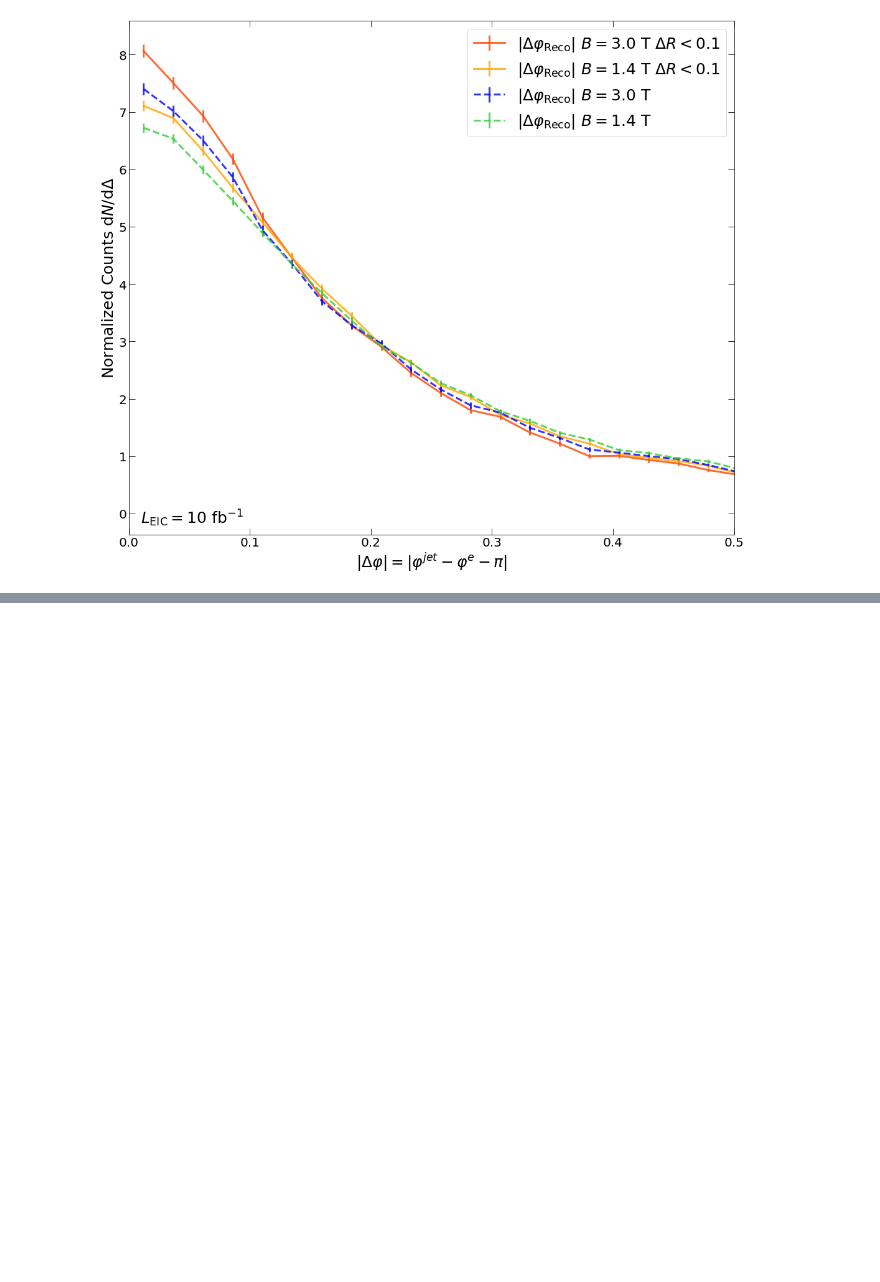
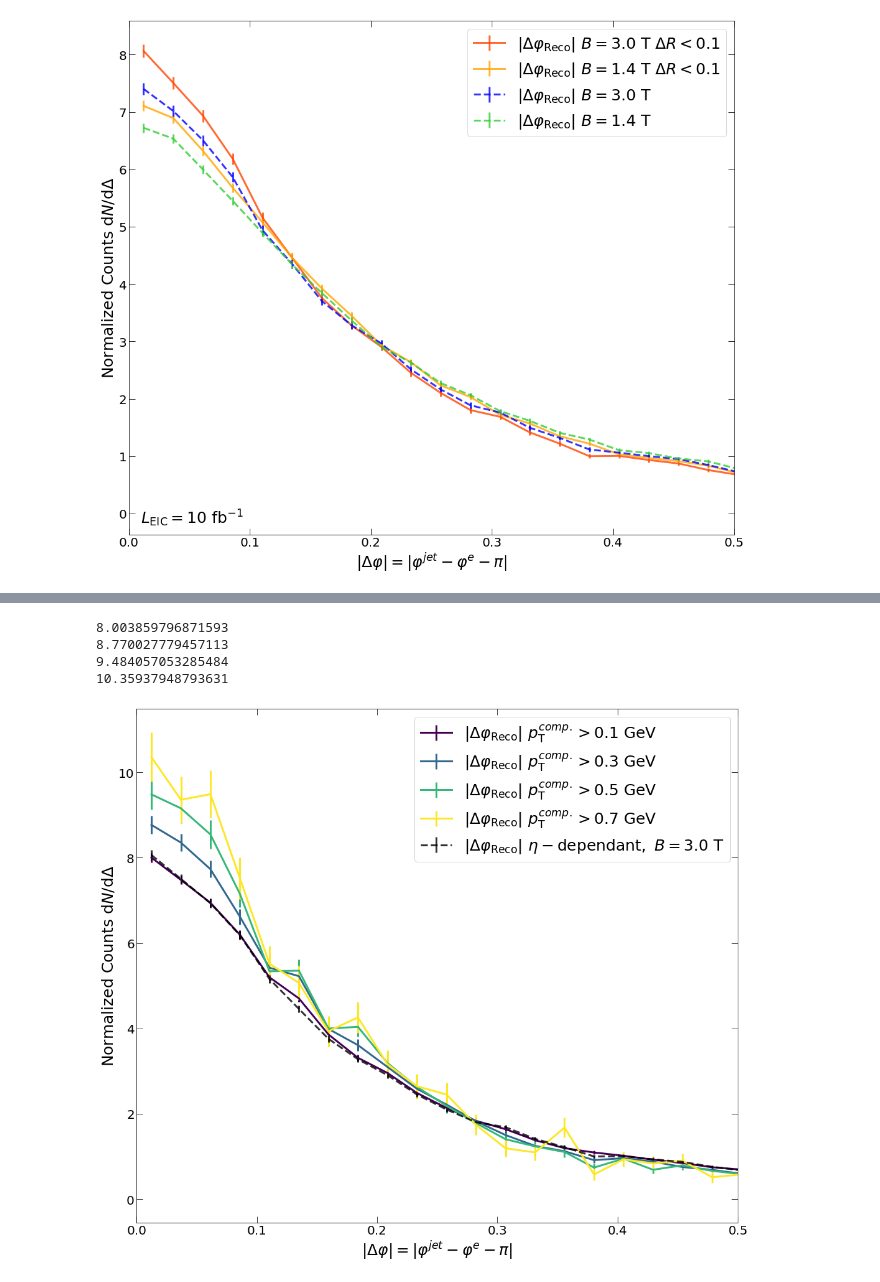
Before and after one commit to ftoralesacosta/eic_jet_studies, a Jupyter notebook: ElectronJet_Correlations.ipynb, the cells around one changed output, grey strips where cells are left out. Drawn from its saved outputs; the diff is of its cells as text; code cells hidden in the pictures; blank space fills up the shorter version.

```diff
--- a/ElectronJet_Correlations.ipynb
+++ b/ElectronJet_Correlations.ipynb
@@ -226,0 +302,39 @@ plt.savefig("DeltaR_Check_azimuthal_correlations.pdf")
+# %%
+min_pT = [0.1, 0.3, 0.5,0.7]
+reco_pT_dphi_dir="min_pT_"
+tab10 = get_colors(plt.cm.viridis,len(min_pT),False)
+
+fig = plt.figure(figsize=(14,12))
+reco_pt_dphi_dict = {}
+
+for s in min_pT:
+    allT_filename = reco_pT_dphi_dir+"%1.1f"%(s)+"_Histograms_Jet_Callibration_3.000000T.root"
+    allT_file = ROOT.TFile(allT_filename)
+    reco_pt_dphi_dict["%s"%(s)],reco_pt_dphi_dict["%s_Errors"%(s)] = TH1_to_numpy_wErrors(allT_file.Get("dPhi_e_RecoJet"),True,False)
+    reco_pt_dphi_dict["%s"%(s)]=reco_pt_dphi_dict["%s"%(s)]/dPhi_widths
+    reco_pt_dphi_dict["%s_Errors"%(s)]=reco_pt_dphi_dict["%s_Errors"%(s)]/dPhi_widths
+    print(reco_pt_dphi_dict["%s"%(s)][0])
+
+for s,col in zip(min_pT,tab10):
+    plt.errorbar(dPhi_centers,reco_pt_dphi_dict["%s"%(s)],yerr=reco_pt_dphi_dict["%s_Errors"%(s)],
+                         fmt='-',color=col,fillstyle='none',markersize=7,linewidth=3,
+                         label=r"$|\Delta\varphi_\mathrm{Reco}|\ p_\mathrm{T}^{comp.} >$"+"%s"%(s)+" GeV")
+
+plt.errorbar(dPhi_centers,RJ_dPhi,yerr=RJ_dPhi_errors,
+                         fmt='--',color="k",linewidth=3,alpha=0.8,
+                         label=r"$|\Delta\varphi_\mathrm{Reco}|~\eta-\mathrm{dependant},\ B = 3.0$ T" )
+
+plt.tight_layout()
+plt.xlim(0,.5)
+plt.ylabel("Normalized Counts $\mathrm{d}N/\mathrm{d}\Delta\varphi$",fontsize=25,y=0.5)
+plt.xlabel(r"$|\Delta\varphi|=|\varphi^{jet} - \varphi^{e}-\pi|$",fontsize=25,x=0.5)
+plt.tick_params(which='both',direction='in',right=True,top=True,bottom=True,length=10,labelsize=20)
+plt.legend(fontsize=25,loc='upper right')
+
+np.save(all_dphi_dir,all_dphi_dict)
+# %% [output]
+8.003859796871593
+8.770027779457113
+9.484057053285484
+10.35937948793631
+[figure, added]
```
Also changed, not shown: parts of 3 cells of this notebook, 30 other files.
